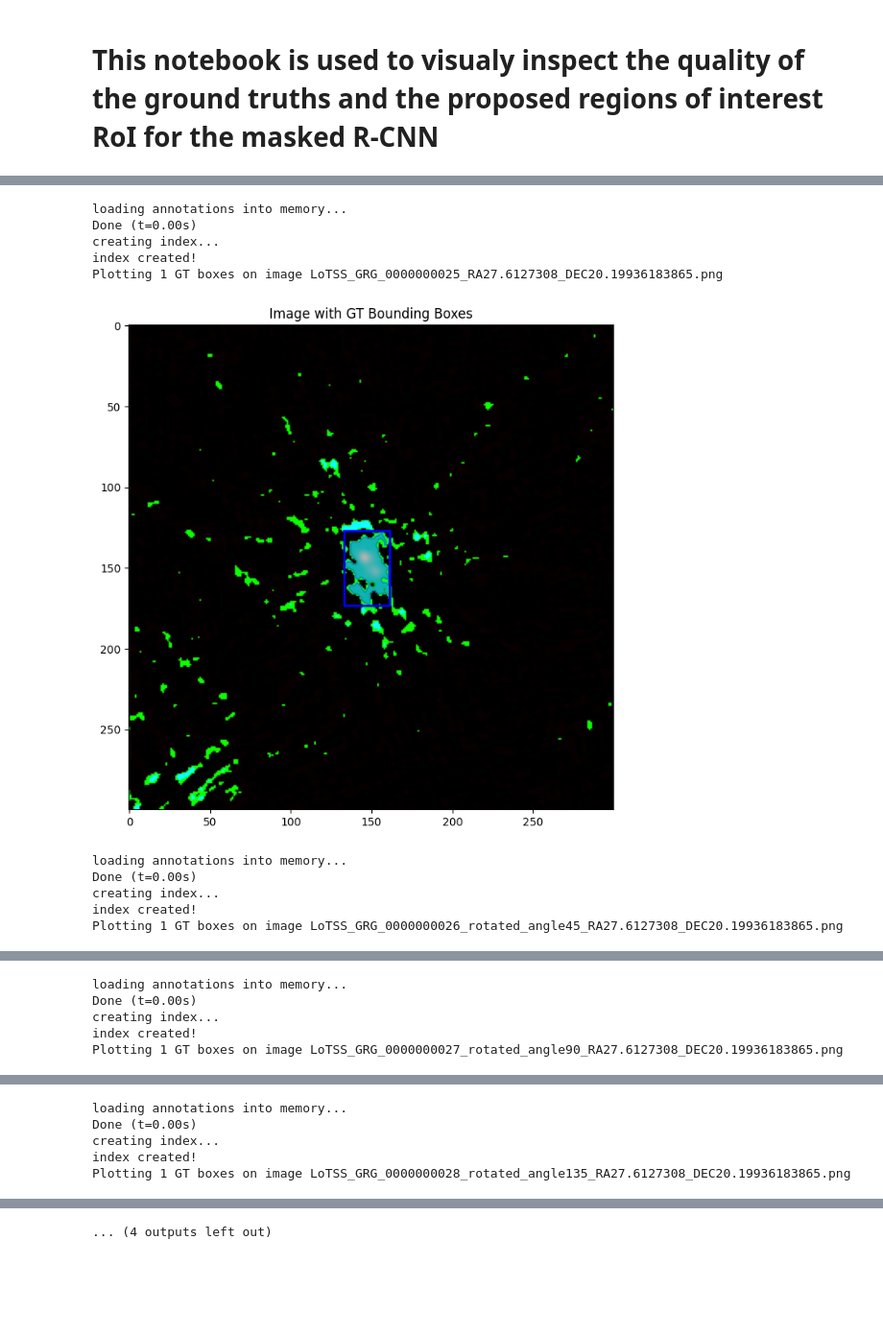
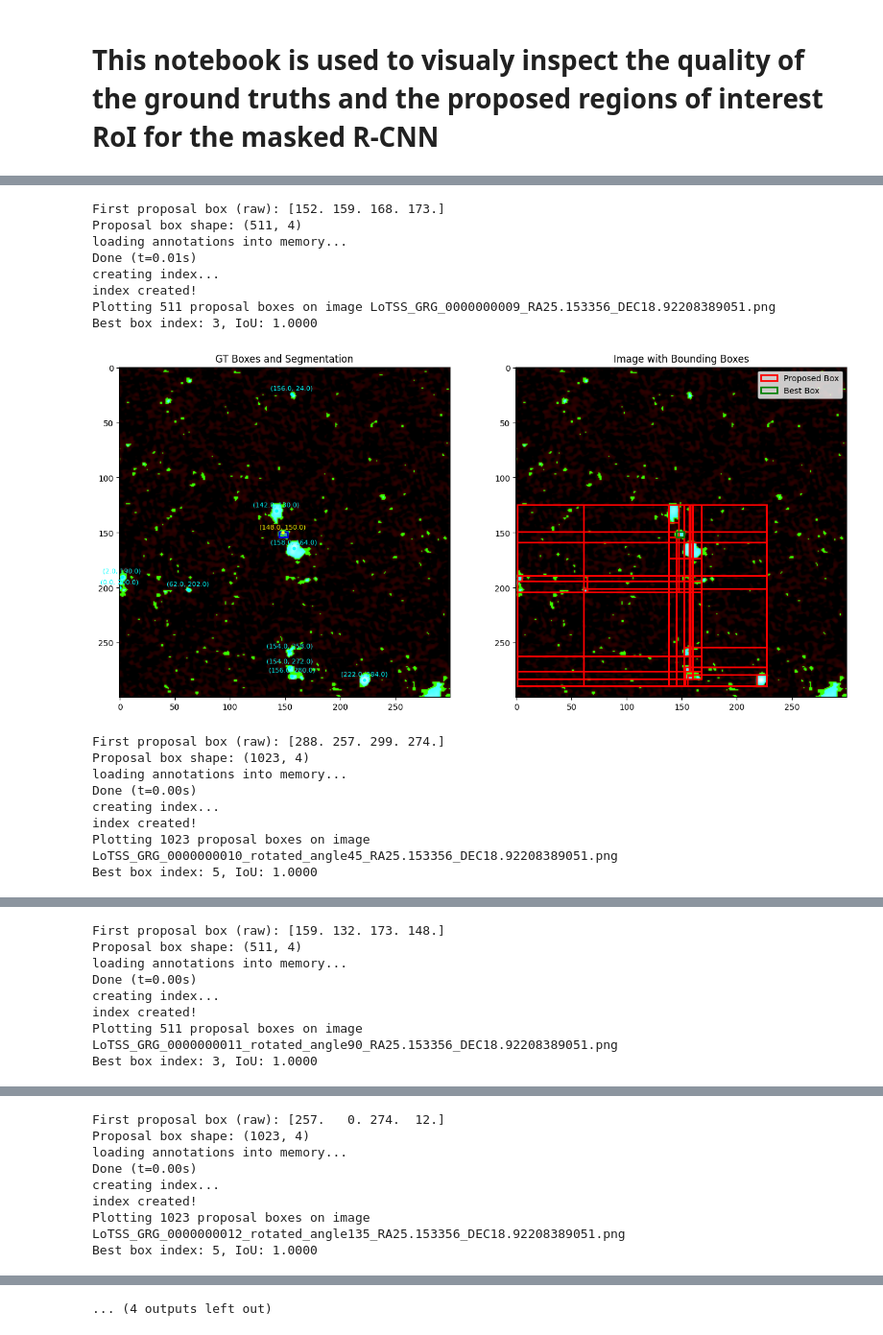
Before and after one commit to Aureusa/astro-datatools, a Jupyter notebook: examples/inspect_annotations_and_proposals.ipynb, the cells around one changed output, grey strips where cells are left out. Shown at 96% size. Cells and saved outputs as stored; diff of their text form; code cells hidden in the pictures; blank space fills up the shorter version.

```diff
--- a/examples/inspect_annotations_and_proposals.ipynb
+++ b/examples/inspect_annotations_and_proposals.ipynb
@@ -21,0 +11,22 @@ for prop in proposals:
+# %%
+import json
+import os
+
+annotations_path = os.path.join(dataset_filepath, dataset_split, annotations_path)
+with open(annotations_path, "r") as f:
+    annotations = json.load(f)
+
+# Show the structure of the annotations (COCO format)
+for key in annotations.keys():
+    key_type = type(annotations[key])
+    element_type = type(annotations[key][0]) if isinstance(annotations[key], list) and len(annotations[key]) > 0 else None
+    print(f"{key}: {key_type}, element type: {element_type}, length: {len(annotations[key])}")
+    if element_type == dict:
+        for key2 in annotations[key][0].keys():
+            key2_type = type(annotations[key][0][key2])
+            element2_type = type(annotations[key][0][key2][0]) if isinstance(annotations[key][0][key2], list) and len(annotations[key][0][key2]) > 0 else None
+            print(f"  {key2}: {key2_type}")
+            if key2 == "metadata":
+                for key3 in annotations[key][0][key2].keys():
+                    key3_type = type(annotations[key][0][key2][key3])
+                    print(f"    {key3}: {key3_type}")
@@ -22,3 +51,17 @@ for prop in proposals:
+# %%
+def get_image_by_id(annotations: dict, image_id: int) -> dict:
+    """
+    Retrieve the image element from the annotations JSON by image ID.
+
+    :param annotations: The annotations dictionary containing 'images' list
+    :param image_id: The ID of the image to find
+    :return: Dictionary containing image metadata (id, file_name, width, height, metadata)
+    :raises ValueError: If image_id is not found
+    """
+    for image in annotations['images']:
+        if image['id'] == image_id:
+            return image
+    raise ValueError(f"Image with id {image_id} not found in annotations")
 # %%
 import matplotlib.pyplot as plt
 from pycocotools.coco import COCO
@@ -89,16 +191,23 @@ def plot_image_with_gt_boxes_and_segmentation(image: str):
     plt.show()
 # %%
-for img in images:
-    plot_image_with_gt_boxes_and_segmentation(img)
+start_id = 1 + 8
+for i in range(start_id, start_id + 8):
+    plot_image_with_boxes_proposals(annotations, annotations_path, i)
 # %% [output]
+First proposal box (raw): [152. 159. 168. 173.]
+Proposal box shape: (511, 4)
 loading annotations into memory...
-Done (t=0.00s)
+Done (t=0.01s)
 creating index...
 index created!
-Plotting 1 GT boxes on image LoTSS_GRG_0000000025_RA27.6127308_DEC20.19936183865.png
+Plotting 511 proposal boxes on image LoTSS_GRG_0000000009_RA25.153356_DEC18.92208389051.png
+Best box index: 3, IoU: 1.0000
-[figure, old version]
+[figure, new version]
+First proposal box (raw): [288. 257. 299. 274.]
+Proposal box shape: (1023, 4)
 loading annotations into memory...
 Done (t=0.00s)
 creating index...
 index created!
-Plotting 1 GT boxes on image LoTSS_GRG_0000000026_rotated_angle45_RA27.6127308_DEC20.19936183865.png
+Plotting 1023 proposal boxes on image LoTSS_GRG_0000000010_rotated_angle45_RA25.153356_DEC18.92208389051.png
+Best box index: 5, IoU: 1.0000
@@ -106,5 +215,8 @@ Plotting 1 GT boxes on image LoTSS_GRG_0000000026_rotated_angle45_RA27.6127308_D
+First proposal box (raw): [159. 132. 173. 148.]
+Proposal box shape: (511, 4)
 loading annotations into memory...
 Done (t=0.00s)
 creating index...
 index created!
-Plotting 1 GT boxes on image LoTSS_GRG_0000000027_rotated_angle90_RA27.6127308_DEC20.19936183865.png
+Plotting 511 proposal boxes on image LoTSS_GRG_0000000011_rotated_angle90_RA25.153356_DEC18.92208389051.png
+Best box index: 3, IoU: 1.0000
@@ -112,5 +224,8 @@ Plotting 1 GT boxes on image LoTSS_GRG_0000000027_rotated_angle90_RA27.6127308_D
+First proposal box (raw): [257.   0. 274.  12.]
+Proposal box shape: (1023, 4)
 loading annotations into memory...
 Done (t=0.00s)
 creating index...
 index created!
-Plotting 1 GT boxes on image LoTSS_GRG_0000000028_rotated_angle135_RA27.6127308_DEC20.19936183865.png
+Plotting 1023 proposal boxes on image LoTSS_GRG_0000000012_rotated_angle135_RA25.153356_DEC18.92208389051.png
+Best box index: 5, IoU: 1.0000
```
Also changed, not shown: parts of 6 cells of this notebook, 13 other files.
